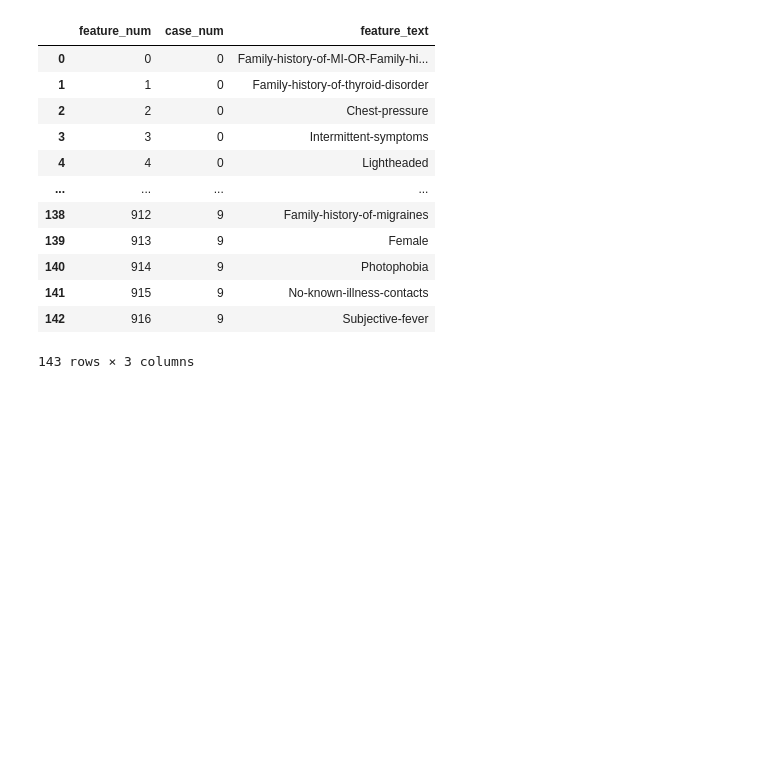
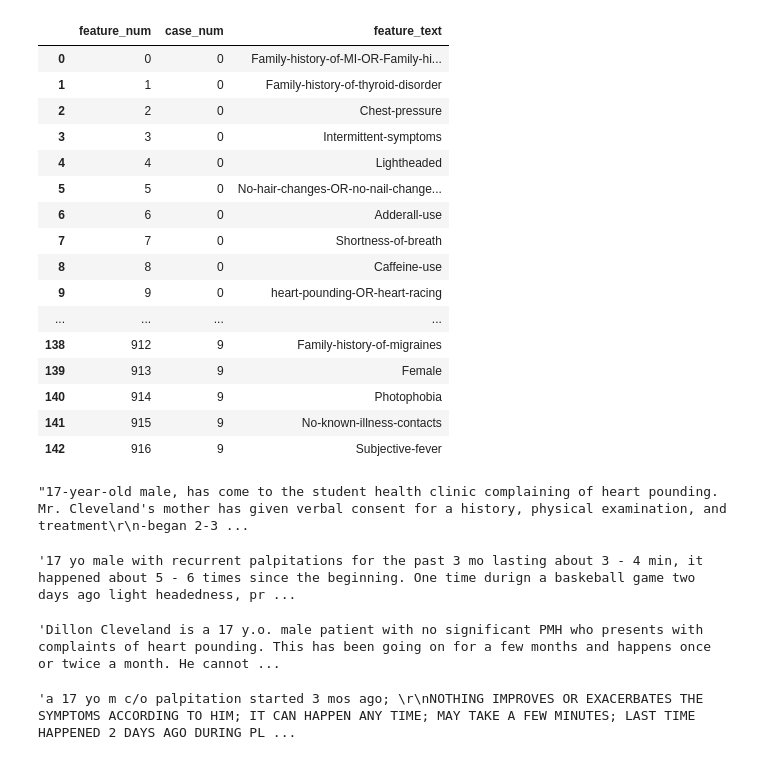
Before and after one commit to Jared-Godar/capstone-ideas, a Jupyter notebook: med_nlp.ipynb, the cells around one changed output. Drawn from its saved outputs; the diff is of its cells as text; code cells hidden in the pictures; blank space fills up the shorter version.

```diff
--- a/med_nlp.ipynb
+++ b/med_nlp.ipynb
@@ -5,20 +5,26 @@ import pandas as pd
 import json
 import numpy as np
 # %%
-df = pd.read_csv('features_kaggle.csv')
+features = pd.read_csv('features_kaggle.csv')
-# %%
-df
-# %% [output]
-|  | feature_num | case_num | feature_text |
-| 0 | 0 | 0 | Family-history-of-MI-OR-Family-hi... |
-| 1 | 1 | 0 | Family-history-of-thyroid-disorder |
-| 2 | 2 | 0 | Chest-pressure |
-| 3 | 3 | 0 | Intermittent-symptoms |
-| 4 | 4 | 0 | Lightheaded |
-| ... | ... | ... | ... |
-| 138 | 912 | 9 | Family-history-of-migraines |
-| 139 | 913 | 9 | Female |
-| 140 | 914 | 9 | Photophobia |
-| 141 | 915 | 9 | No-known-illness-contacts |
-| 142 | 916 | 9 | Subjective-fever |
-143 rows × 3 columns
+# %%
+pd.set_option('display.max_rows', None)
+# %%
+features
+# %% [output]
+|  | feature_num | case_num | feature_text |
+| 0 | 0 | 0 | Family-history-of-MI-OR-Family-hi... |
+| 1 | 1 | 0 | Family-history-of-thyroid-disorder |
+| 2 | 2 | 0 | Chest-pressure |
+| 3 | 3 | 0 | Intermittent-symptoms |
+| 4 | 4 | 0 | Lightheaded |
+| 5 | 5 | 0 | No-hair-changes-OR-no-nail-change... |
+| 6 | 6 | 0 | Adderall-use |
+| 7 | 7 | 0 | Shortness-of-breath |
+| 8 | 8 | 0 | Caffeine-use |
+| 9 | 9 | 0 | heart-pounding-OR-heart-racing |
+| ... | ... | ... | ... |
+| 138 | 912 | 9 | Family-history-of-migraines |
+| 139 | 913 | 9 | Female |
+| 140 | 914 | 9 | Photophobia |
+| 141 | 915 | 9 | No-known-illness-contacts |
+| 142 | 916 | 9 | Subjective-fever |
@@ -24,0 +33,16 @@ df
+# %%
+notes.pn_history[0]
+# %% [output]
+"17-year-old male, has come to the student health clinic complaining of heart pounding. Mr. Cleveland's mother has given verbal consent for a history, physical examination, and treatment\r\n-began 2-3 ...
+# %%
+notes.pn_history[1]
+# %% [output]
+'17 yo male with recurrent palpitations for the past 3 mo lasting about 3 - 4 min, it happened about 5 - 6 times since the beginning. One time durign a baskeball game two days ago light headedness, pr ...
+# %%
+notes.pn_history[2]
+# %% [output]
+'Dillon Cleveland is a 17 y.o. male patient with no significant PMH who presents with complaints of heart pounding. This has been going on for a few months and happens once or twice a month. He cannot ...
+# %%
+notes.pn_history[3]
+# %% [output]
+'a 17 yo m c/o palpitation started 3 mos ago; \r\nNOTHING IMPROVES OR EXACERBATES THE SYMPTOMS ACCORDING TO HIM; IT CAN HAPPEN ANY TIME; MAY TAKE A FEW MINUTES; LAST TIME HAPPENED 2 DAYS AGO DURING PL ...
```
Also changed, not shown: parts of 2 cells of this notebook, 2 other files.
